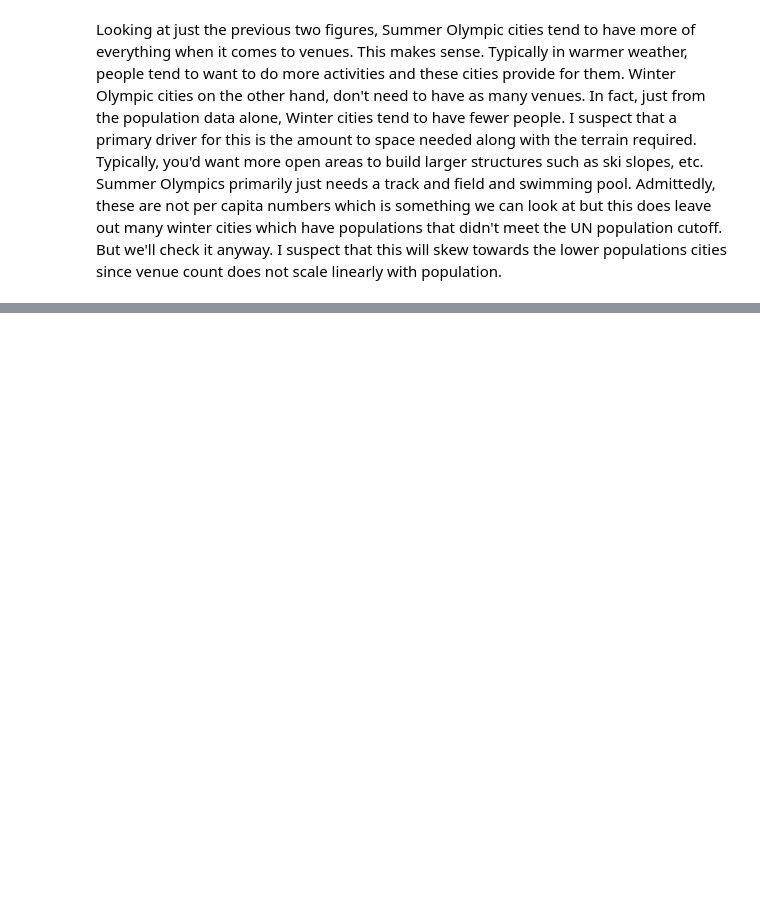
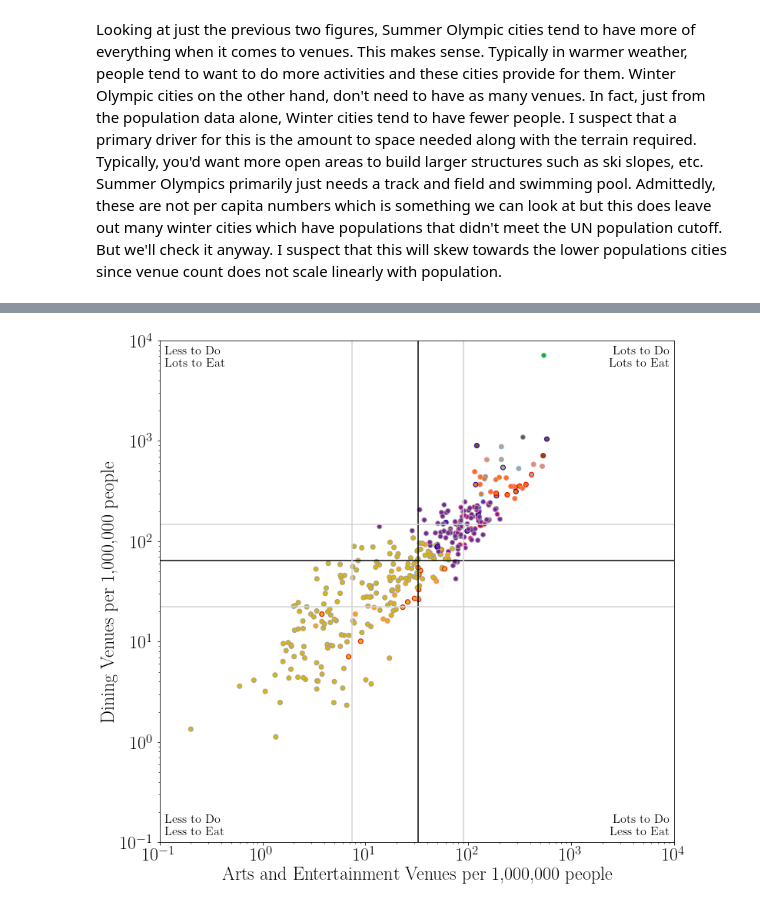
Before and after one commit to jtruong04/Coursera_Capstone, a Jupyter notebook: Capstone.ipynb, the cells around one changed output, grey strips where cells are left out. Cells and saved outputs as stored; diff of their text form; code cells hidden in the pictures; blank space fills up the shorter version.

Commit message:
Clustered cities

```diff
--- a/Capstone.ipynb
+++ b/Capstone.ipynb
@@ -545,0 +553,9 @@ plt.show()
+# %%
+# set number of clusters
+kclusters = 6
+city_clustering = df_per_capita_venues.drop(['Country','City','Capital','Population','Winter','Summer','Year','Latitude','Longitude','Map_Color'], 1)
+# run k-means clustering
+kmeans = KMeans(n_clusters=kclusters, random_state=0).fit(city_clustering)
+# add clustering labels
+df_per_capita_venues.insert(2,'Cluster Labels', kmeans.labels_)
+df_per_capita_venues.sample(10) # check the last columns!
@@ -545,0 +574,30 @@ plt.show()
+# %%
+cluster_colors = ["#7e1e9c","#15b01a","#f97306","#dbb40c","#7f4e1e","#b9a281"]
+df_per_capita_venues['Cluster_Color']=(df_per_capita_venues['Cluster Labels'].replace({0:cluster_colors[0],1:cluster_colors[1],2:cluster_colors[2],3:cluster_colors[3],4:cluster_colors[4],5:cluster_colors[5]}))
+# %%
+fig, ax = plt.subplots(figsize=(12, 12))
+ax.scatter(
+    df_per_capita_venues['Arts And Entertainment'],
+    df_per_capita_venues['Food'],
+    edgecolor = df_per_capita_venues['Map_Color'],
+    color=df_per_capita_venues['Cluster_Color']
+)
+ax.axvline(median_arts[1],color='black')
+ax.axhline(median_food[1],color='black')
+ax.axvline(median_arts[0],color='lightgray')
+ax.axhline(median_food[0],color='lightgray')
+ax.axvline(median_arts[2],color='lightgray')
+ax.axhline(median_food[2],color='lightgray')
+ax.set_xlabel('Arts and Entertainment Venues per 1,000,000 people')
+ax.set_ylabel('Dining Venues per 1,000,000 people')
+ax.text(0.99,0.99,'Lots to Do\nLots to Eat',transform=ax.transAxes,ha='right',va='top', size=16)
+ax.text(0.99,0.01,'Lots to Do\nLess to Eat',transform=ax.transAxes,ha='right',va='bottom', size=16)
+ax.text(0.01,0.99,'Less to Do\nLots to Eat',transform=ax.transAxes,ha='left',va='top', size=16)
+ax.text(0.01,0.01,'Less to Do\nLess to Eat',transform=ax.transAxes,ha='left',va='bottom', size=16)
+ax.set_xscale('log')
+ax.set_yscale('log')
+ax.set_xlim([0.1,10000])
+ax.set_ylim([0.1,10000])
+plt.show()
+# %% [output]
+[figure, added]
```
Also changed, not shown: parts of 17 cells of this notebook, 1 other file.
